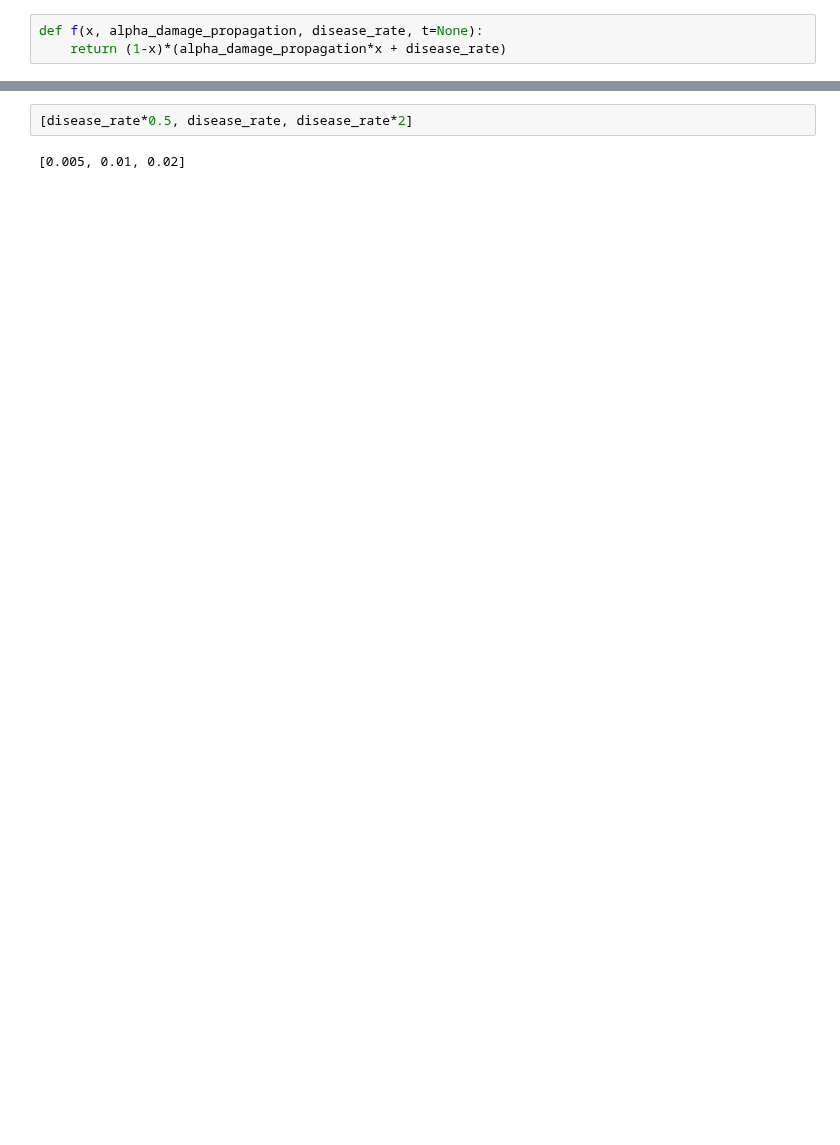
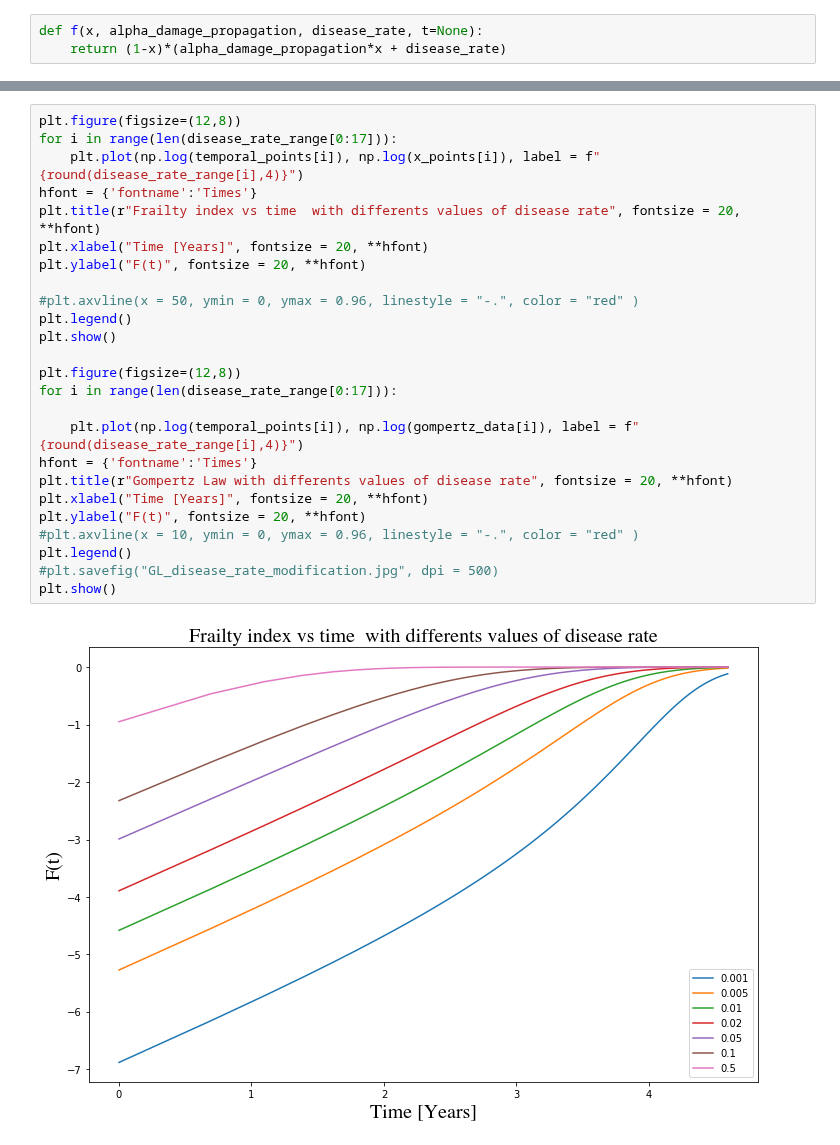
Before and after one commit to Rafther0112/Human_Aging_Research, a Jupyter notebook: comparison_plot.ipynb, the cells around one changed output, grey strips where cells are left out. Cells and saved outputs as stored; diff of their text form; blank space fills up the shorter version.

```diff
--- a/comparison_plot.ipynb
+++ b/comparison_plot.ipynb
@@ -37,7 +36,30 @@ for d in range_disease_rate:
     gompertz_data.append(gompertz_individual)
     x_points.append(x_individual_points)
     temporal_points.append(temporal_individuals_points)
-# %%
-[disease_rate*0.5, disease_rate, disease_rate*2]
-# %% [output]
-[0.005, 0.01, 0.02]
+# %%
+plt.figure(figsize=(12,8))
+for i in range(len(disease_rate_range[0:17])):
+    plt.plot(np.log(temporal_points[i]), np.log(x_points[i]), label = f"{round(disease_rate_range[i],4)}")
+hfont = {'fontname':'Times'}
+plt.title(r"Frailty index vs time  with differents values of disease rate", fontsize = 20, **hfont)
+plt.xlabel("Time [Years]", fontsize = 20, **hfont)
+plt.ylabel("F(t)", fontsize = 20, **hfont)
+
+#plt.axvline(x = 50, ymin = 0, ymax = 0.96, linestyle = "-.", color = "red" )
+plt.legend()
+plt.show()
+
+plt.figure(figsize=(12,8))
+for i in range(len(disease_rate_range[0:17])):
+
+    plt.plot(np.log(temporal_points[i]), np.log(gompertz_data[i]), label = f"{round(disease_rate_range[i],4)}")
+hfont = {'fontname':'Times'}
+plt.title(r"Gompertz Law with differents values of disease rate", fontsize = 20, **hfont)
+plt.xlabel("Time [Years]", fontsize = 20, **hfont)
+plt.ylabel("F(t)", fontsize = 20, **hfont)
+#plt.axvline(x = 10, ymin = 0, ymax = 0.96, linestyle = "-.", color = "red" )
+plt.legend()
+#plt.savefig("GL_disease_rate_modification.jpg", dpi = 500)
+plt.show()
+# %% [output]
+[figure, added]
```
Also changed, not shown: parts of 16 cells of this notebook, 1 other file.
